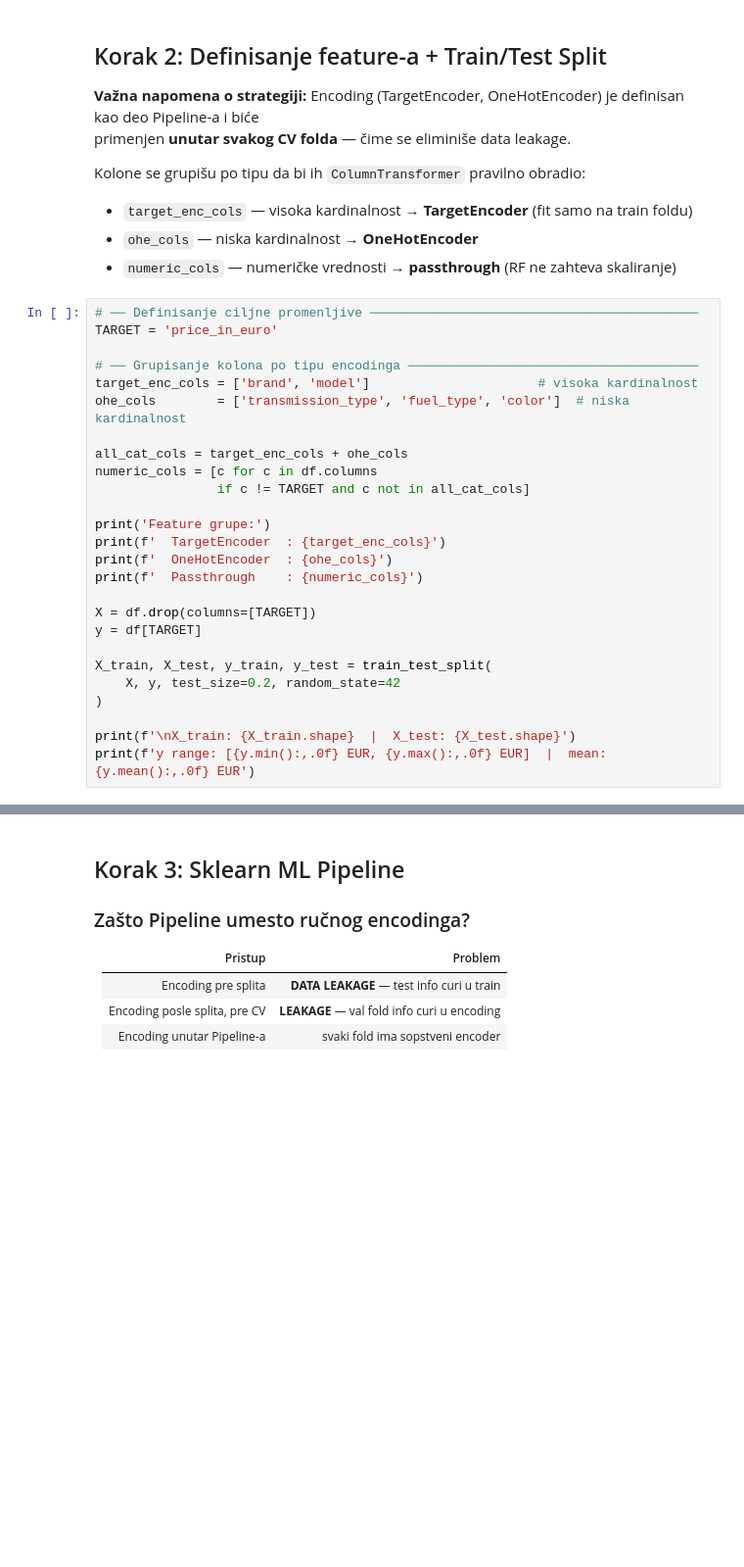
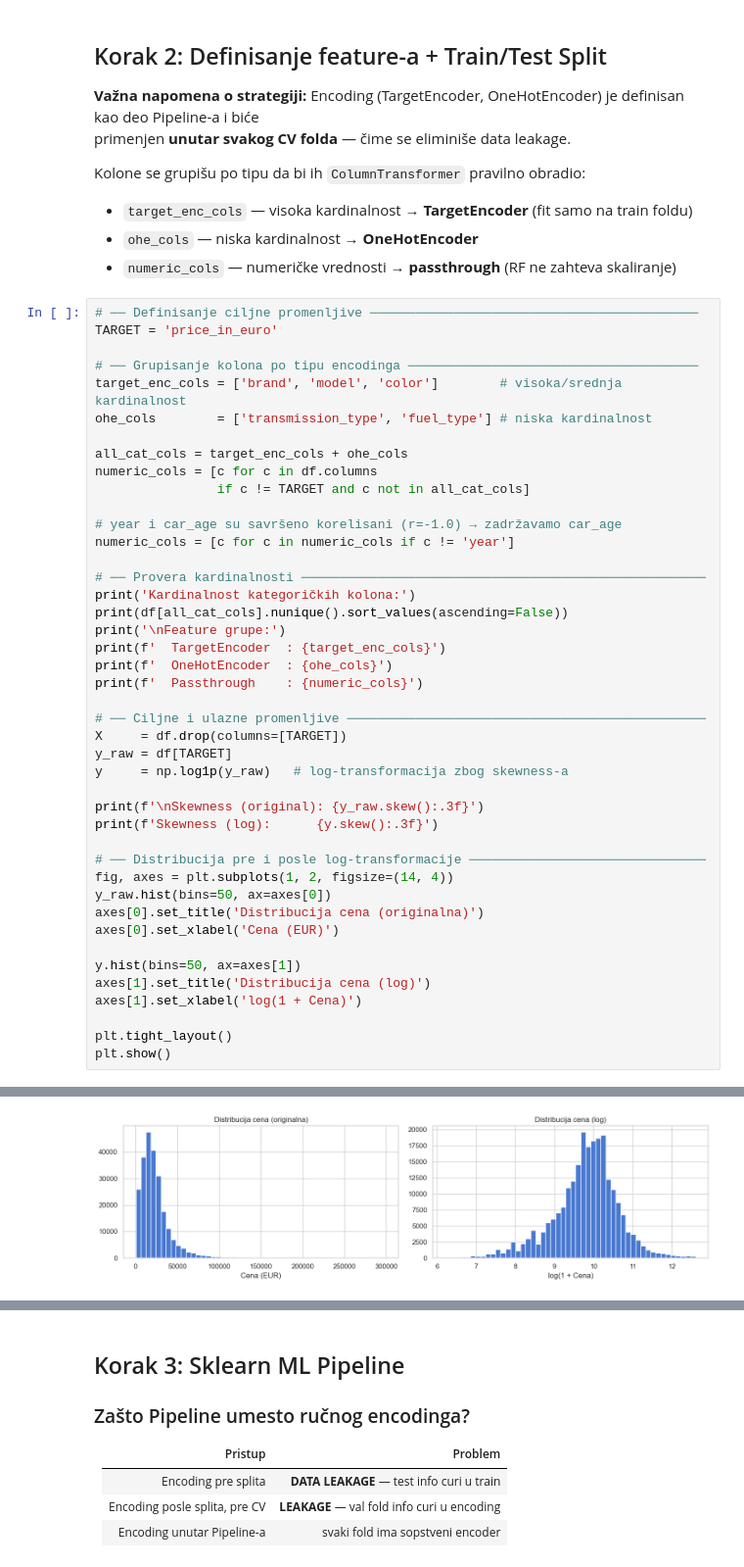
Before and after one commit to IsidorIvanov/used-car-price-prediction, a Jupyter notebook: src/Random_Forest.ipynb, the cells around one changed output, grey strips where cells are left out. Shown at 98% size. Saved outputs shown, nothing was run; the diff lists cells and outputs as text; blank space fills up the shorter version.

Commit message:
Random Forest approach changes

```diff
--- a/src/Random_Forest.ipynb
+++ b/src/Random_Forest.ipynb
@@ -83,25 +83,42 @@ Kolone se grupišu po tipu da bi ih `ColumnTransformer` pravilno obradio:
 TARGET = 'price_in_euro'
 
 # ── Grupisanje kolona po tipu encodinga ──────────────────────────────────────
-target_enc_cols = ['brand', 'model']                      # visoka kardinalnost
-ohe_cols        = ['transmission_type', 'fuel_type', 'color']  # niska kardinalnost
+target_enc_cols = ['brand', 'model', 'color']        # visoka/srednja kardinalnost
+ohe_cols        = ['transmission_type', 'fuel_type'] # niska kardinalnost
 
 all_cat_cols = target_enc_cols + ohe_cols
 numeric_cols = [c for c in df.columns
                 if c != TARGET and c not in all_cat_cols]
 
-print('Feature grupe:')
+# year i car_age su savršeno korelisani (r=-1.0) → zadržavamo car_age
+numeric_cols = [c for c in numeric_cols if c != 'year']
+
+# ── Provera kardinalnosti ─────────────────────────────────────────────────────
+print('Kardinalnost kategoričkih kolona:')
+print(df[all_cat_cols].nunique().sort_values(ascending=False))
+print('\nFeature grupe:')
 print(f'  TargetEncoder  : {target_enc_cols}')
 print(f'  OneHotEncoder  : {ohe_cols}')
 print(f'  Passthrough    : {numeric_cols}')
 
-X = df.drop(columns=[TARGET])
-y = df[TARGET]
+# ── Ciljne i ulazne promenljive ───────────────────────────────────────────────
+X     = df.drop(columns=[TARGET])
+y_raw = df[TARGET]
+y     = np.log1p(y_raw)   # log-transformacija zbog skewness-a
 
-X_train, X_test, y_train, y_test = train_test_split(
-    X, y, test_size=0.2, random_state=42
-)
+print(f'\nSkewness (original): {y_raw.skew():.3f}')
+print(f'Skewness (log):      {y.skew():.3f}')
 
-print(f'\nX_train: {X_train.shape}  |  X_test: {X_test.shape}')
-print(f'y range: [{y.min():,.0f} EUR, {y.max():,.0f} EUR]  |  mean: {y.mean():,.0f} EUR')
+# ── Distribucija pre i posle log-transformacije ───────────────────────────────
+fig, axes = plt.subplots(1, 2, figsize=(14, 4))
+y_raw.hist(bins=50, ax=axes[0])
+axes[0].set_title('Distribucija cena (originalna)')
+axes[0].set_xlabel('Cena (EUR)')
+
+y.hist(bins=50, ax=axes[1])
+axes[1].set_title('Distribucija cena (log)')
+axes[1].set_xlabel('log(1 + Cena)')
+
+plt.tight_layout()
+plt.show()
 # %% [output]
@@ -114,0 +140 @@ y range: [500 EUR, 300,000 EUR]  |  mean: 24,936 EUR
+[figure, added]
```
Also changed, not shown: parts of 20 cells of this notebook.
